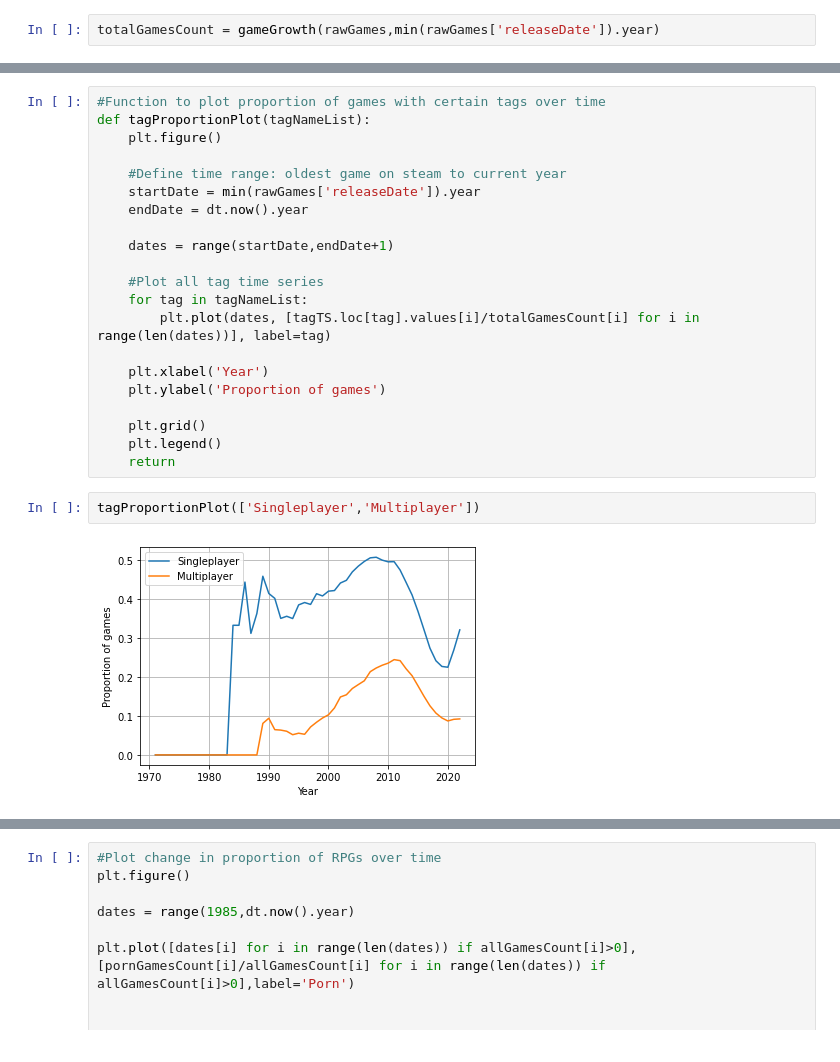
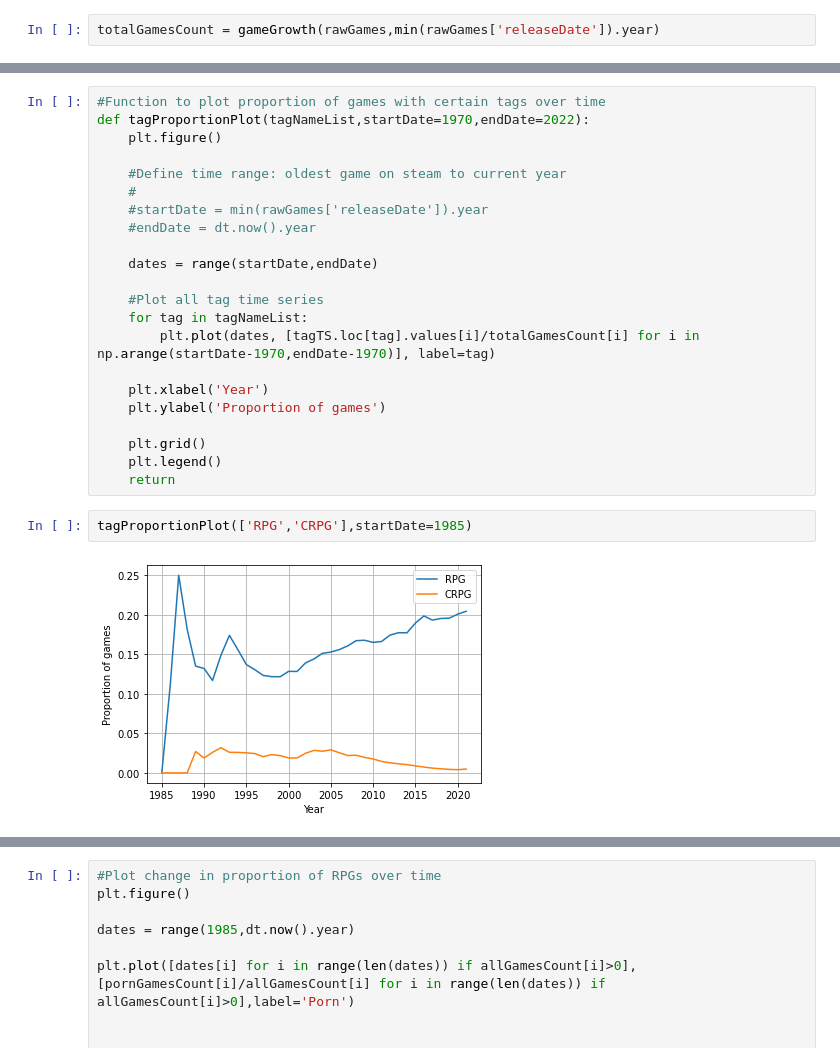
Before and after one commit to isam7/SteamScraping, a Jupyter notebook: Steam Data Analysis.ipynb, the cells around one changed output, grey strips where cells are left out. Cells and saved outputs as stored; diff of their text form.

```diff
--- a/Steam Data Analysis.ipynb
+++ b/Steam Data Analysis.ipynb
@@ -679,17 +623,18 @@ totalGamesCount = gameGrowth(rawGames,min(rawGames['releaseDate']).year)
 # %%
 #Function to plot proportion of games with certain tags over time
-def tagProportionPlot(tagNameList):
+def tagProportionPlot(tagNameList,startDate=1970,endDate=2022):
     plt.figure()
 
     #Define time range: oldest game on steam to current year
-    startDate = min(rawGames['releaseDate']).year
-    endDate = dt.now().year
+    #
+    #startDate = min(rawGames['releaseDate']).year
+    #endDate = dt.now().year
 
-    dates = range(startDate,endDate+1)
+    dates = range(startDate,endDate)
 
     #Plot all tag time series
     for tag in tagNameList:
-        plt.plot(dates, [tagTS.loc[tag].values[i]/totalGamesCount[i] for i in range(len(dates))], label=tag)
+        plt.plot(dates, [tagTS.loc[tag].values[i]/totalGamesCount[i] for i in np.arange(startDate-1970,endDate-1970)], label=tag)
 
     plt.xlabel('Year')
     plt.ylabel('Proportion of games')
@@ -698,9 +643,9 @@ def tagProportionPlot(tagNameList):
     plt.legend()
     return
 # %%
-tagProportionPlot(['Singleplayer','Multiplayer'])
+tagProportionPlot(['RPG','CRPG'],startDate=1985)
 # %% [output]
-[figure, old version]
+[figure, new version]
 # %%
 #Plot change in proportion of RPGs over time
 plt.figure()
```
Also changed, not shown: parts of 39 cells of this notebook.
